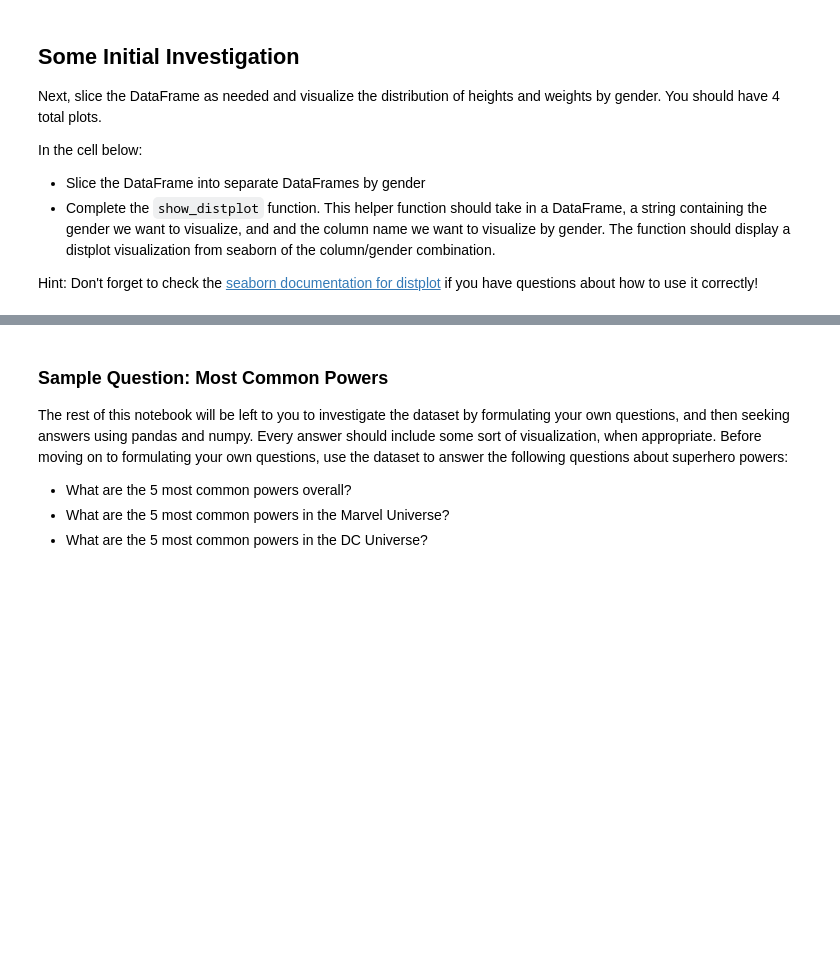
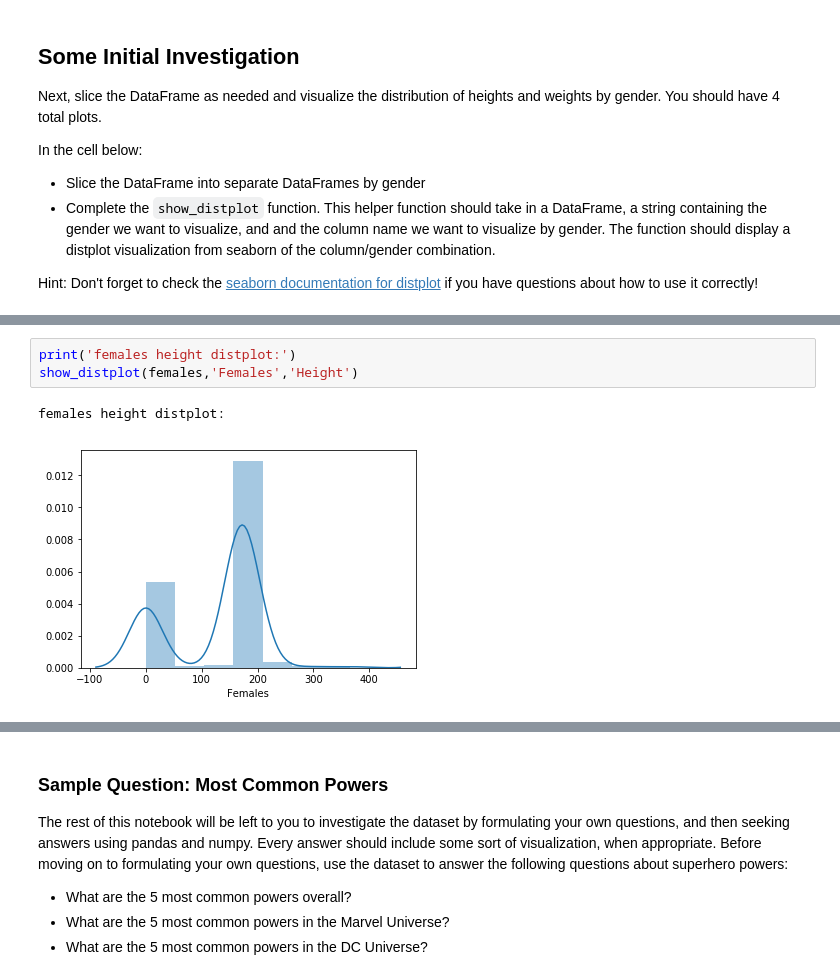
Before and after one commit to giorosati/dsc-1-04-13-project-data-cleaning-online-ds-ft-100118, a Jupyter notebook: index.ipynb, the cells around one changed output, grey strips where cells are left out. Cells and saved outputs as stored; diff of their text form; blank space fills up the shorter version.

```diff
--- a/index.ipynb
+++ b/index.ipynb
@@ -299,2 +427,8 @@ def show_distplot(dataframe, gender, column_name):
+# %%
+print('females height distplot:')
+show_distplot(females,'Females','Height')
+# %% [output]
+females height distplot:
+[figure, added]
 # %%
 # Female Weight
```
Also changed, not shown: parts of 29 cells of this notebook.
